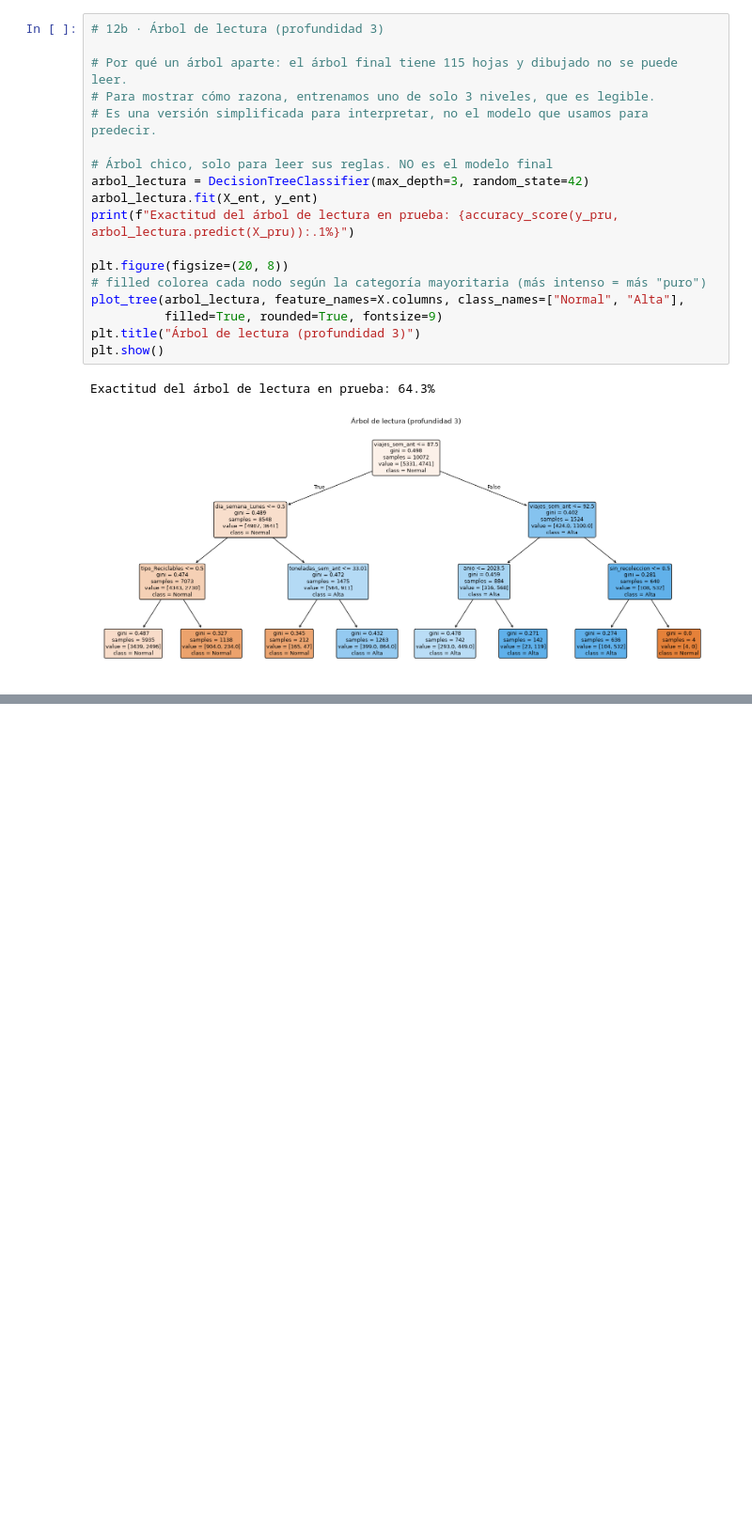
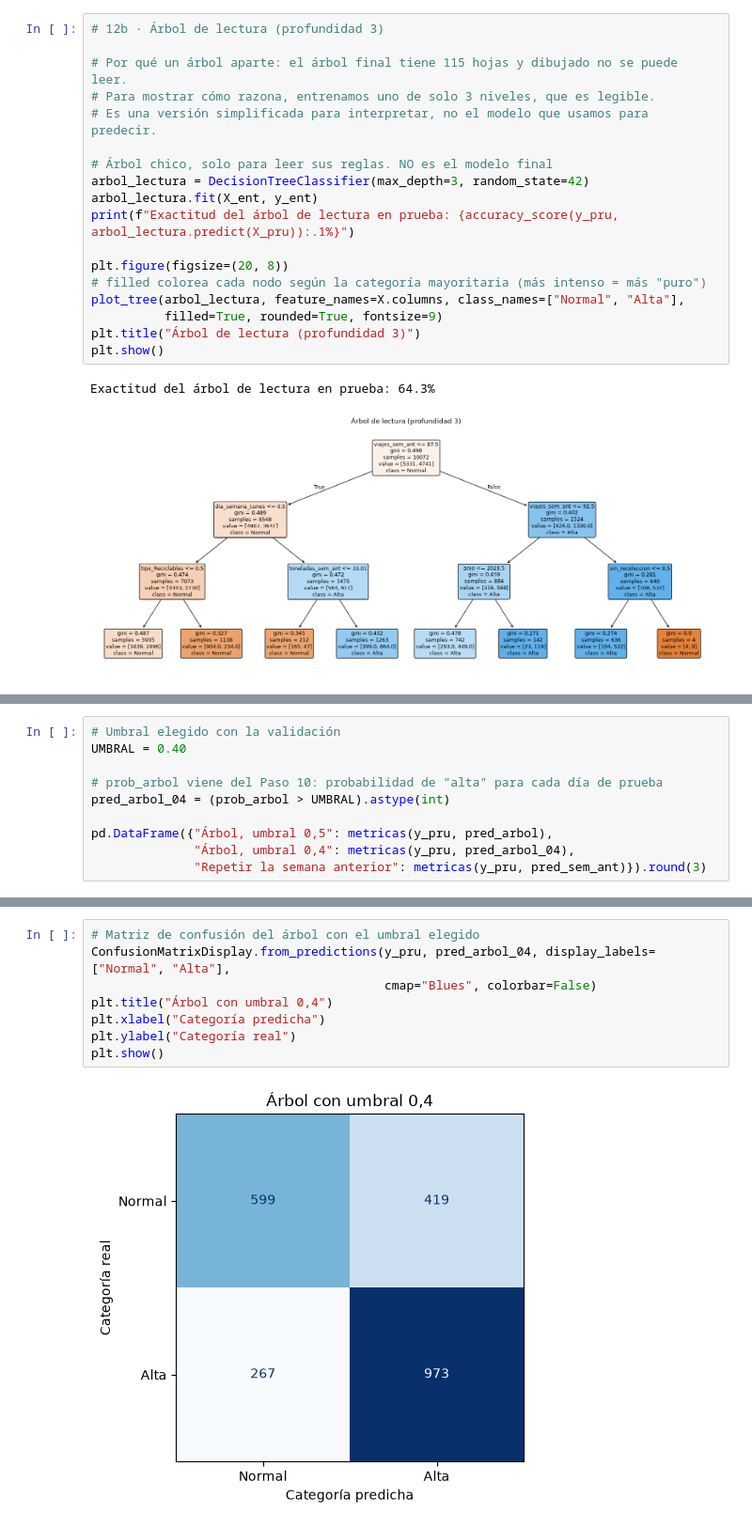
Before and after one commit to Naccho27/tp-predictivos, a Jupyter notebook: notebooks/02_clasificacion_arbol.ipynb, the cells around one changed output, grey strips where cells are left out. Shown at 94% size. Saved outputs shown, nothing was run; the diff lists cells and outputs as text; blank space fills up the shorter version.

```diff
--- a/notebooks/02_clasificacion_arbol.ipynb
+++ b/notebooks/02_clasificacion_arbol.ipynb
@@ -425,0 +519,10 @@ Exactitud del árbol de lectura en prueba: 64.3%
+# %%
+# Umbral elegido con la validación
+UMBRAL = 0.40
+
+# prob_arbol viene del Paso 10: probabilidad de "alta" para cada día de prueba
+pred_arbol_04 = (prob_arbol > UMBRAL).astype(int)
+
+pd.DataFrame({"Árbol, umbral 0,5": metricas(y_pru, pred_arbol),
+              "Árbol, umbral 0,4": metricas(y_pru, pred_arbol_04),
+              "Repetir la semana anterior": metricas(y_pru, pred_sem_ant)}).round(3)
@@ -425,0 +535,10 @@ Exactitud del árbol de lectura en prueba: 64.3%
+# %%
+# Matriz de confusión del árbol con el umbral elegido
+ConfusionMatrixDisplay.from_predictions(y_pru, pred_arbol_04, display_labels=["Normal", "Alta"],
+                                        cmap="Blues", colorbar=False)
+plt.title("Árbol con umbral 0,4")
+plt.xlabel("Categoría predicha")
+plt.ylabel("Categoría real")
+plt.show()
+# %% [output]
+[figure, added]
```
Also changed, not shown: parts of 15 cells of this notebook.
